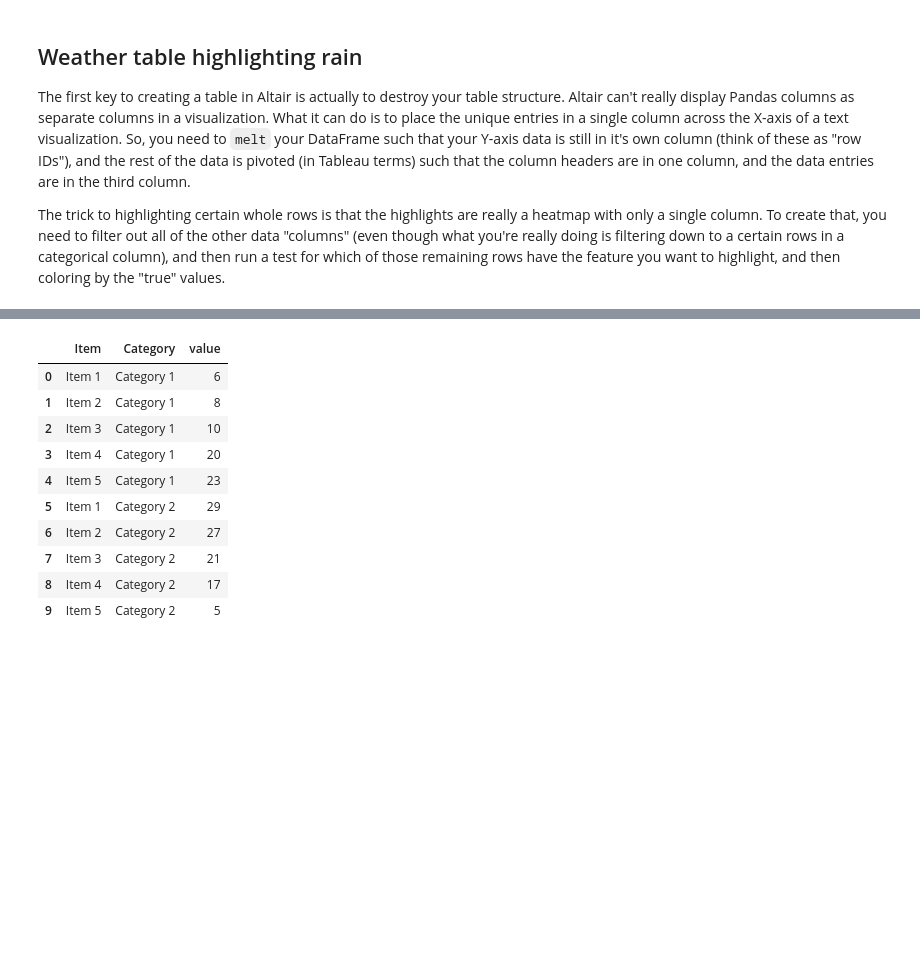
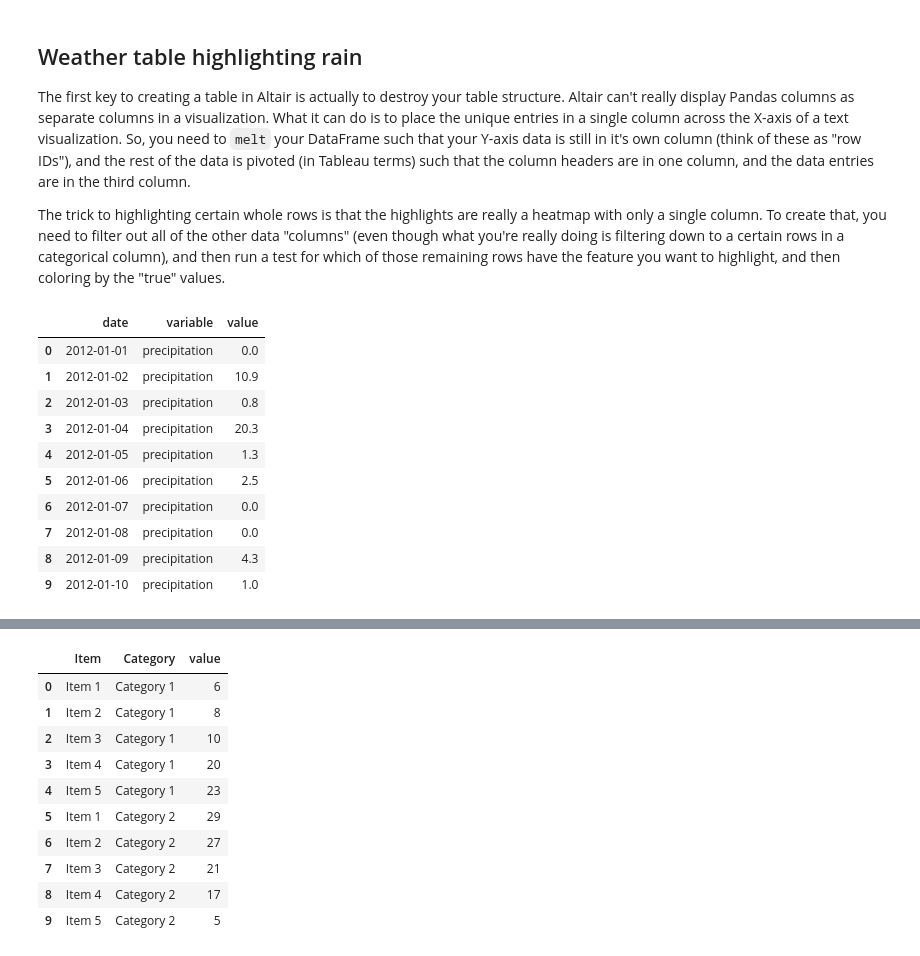
Before and after one commit to emonson/altair-vis-python, a Jupyter notebook: 34_TableHighlightRows.ipynb, the cells around one changed output, grey strips where cells are left out. Cells and saved outputs as stored; diff of their text form; code cells hidden in the pictures; blank space fills up the shorter version.

```diff
--- a/34_TableHighlightRows.ipynb
+++ b/34_TableHighlightRows.ipynb
@@ -51,4 +74,25 @@ alt.Chart(weather).mark_circle().encode(
 The first key to creating a table in Altair is actually to destroy your table structure. Altair can't really display Pandas columns as separate columns in a visualization. What it can do is to place the unique entries in a single column across the X-axis of a text visualization. So, you need to `melt` your DataFrame such that your Y-axis data is still in it's own column (think of these as "row IDs"), and the rest of the data is pivoted (in Tableau terms) such that the column headers are in one column, and the data entries are in the third column.
 
 The trick to highlighting certain whole rows is that the highlights are really a heatmap with only a single column. To create that, you need to filter out all of the other data "columns" (even though what you're really doing is filtering down to a certain rows in a categorical column), and then run a test for which of those remaining rows have the feature you want to highlight, and then coloring by the "true" values.
+# %%
+# Melt data to get it in a "tidy" form that Altair can handle
+# You want it to have three columns in the end, Row ID, Column headers, table values
+
+# Limit this to just a few rows or your table will be huge
+# Remember it won't scroll!
+
+w_tidy = weather.loc[:20].copy().melt(id_vars=['date'])
+w_tidy.head(10)
+# %% [output]
+|  | date | variable | value |
+| 0 | 2012-01-01 | precipitation | 0.0 |
+| 1 | 2012-01-02 | precipitation | 10.9 |
+| 2 | 2012-01-03 | precipitation | 0.8 |
+| 3 | 2012-01-04 | precipitation | 20.3 |
+| 4 | 2012-01-05 | precipitation | 1.3 |
+| 5 | 2012-01-06 | precipitation | 2.5 |
+| 6 | 2012-01-07 | precipitation | 0.0 |
+| 7 | 2012-01-08 | precipitation | 0.0 |
+| 8 | 2012-01-09 | precipitation | 4.3 |
+| 9 | 2012-01-10 | precipitation | 1.0 |
 # %%
```
Also changed, not shown: parts of 10 cells of this notebook, 5 other files.
